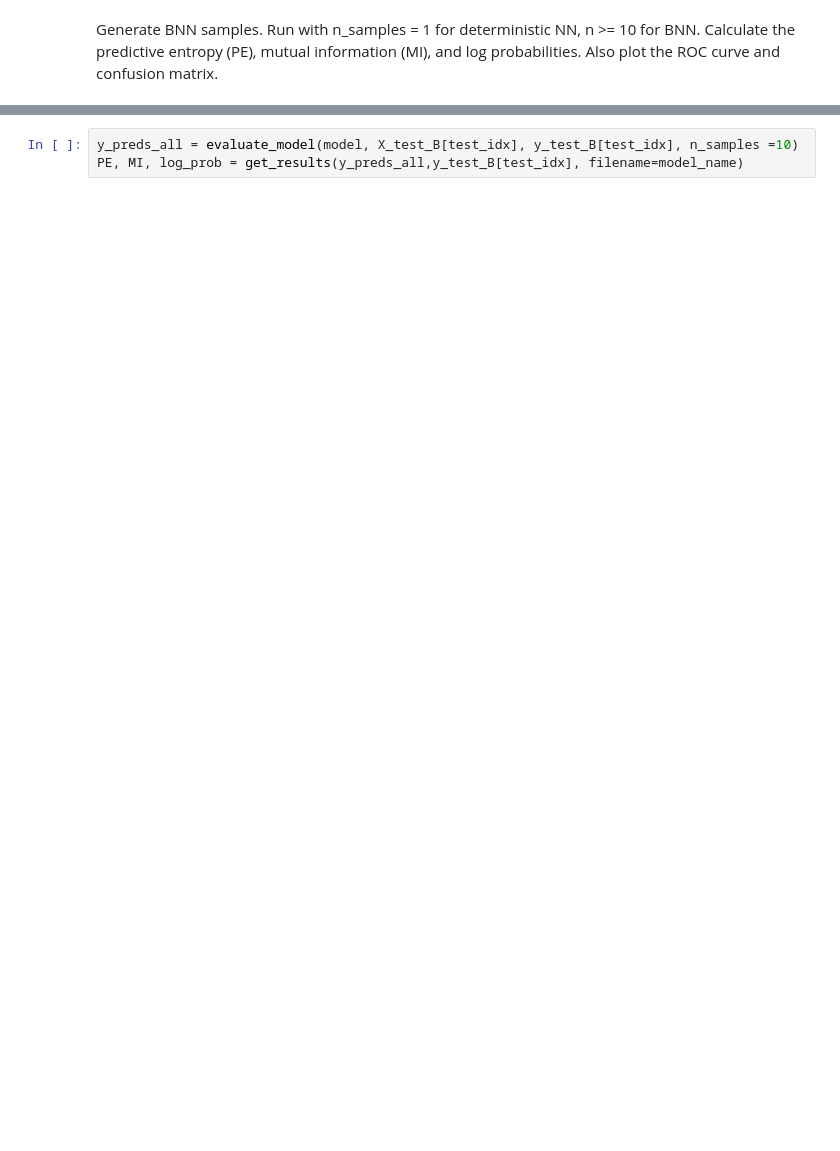
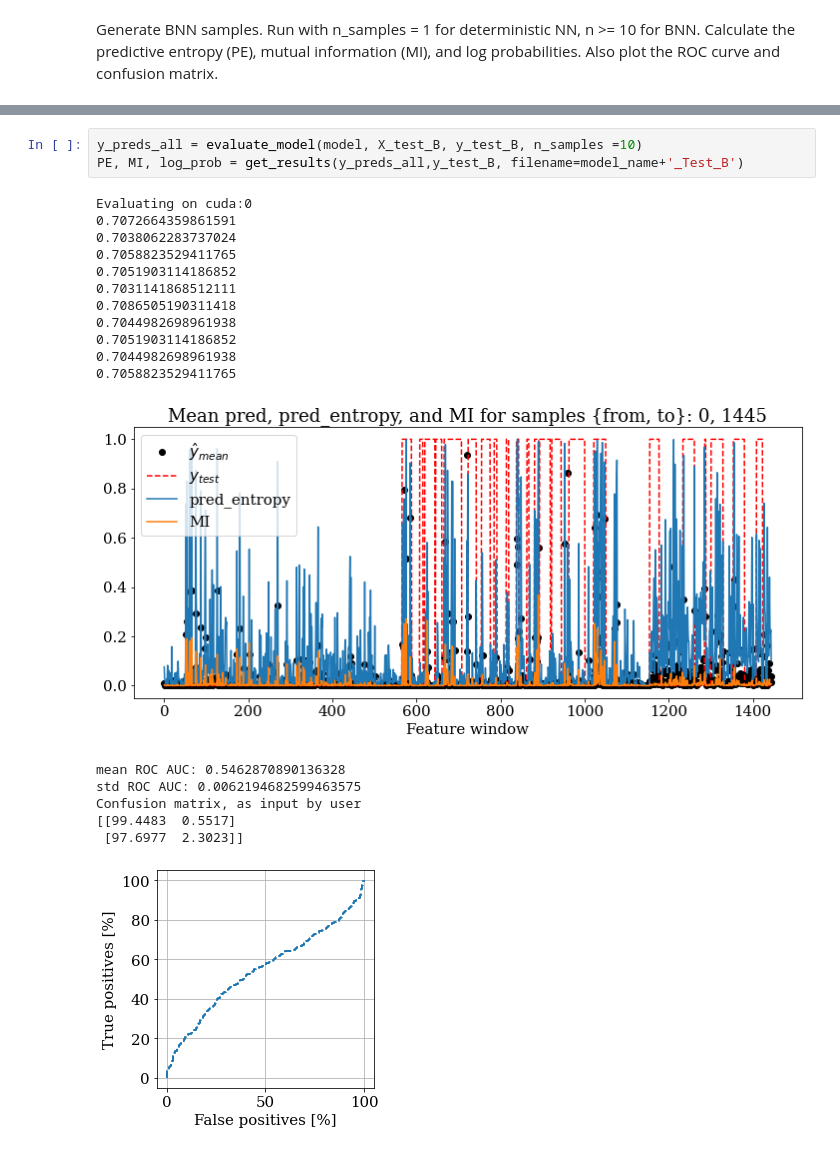
Before and after one commit to HumBug-Mosquito/HumBugDB, a Jupyter notebook: notebooks/main.ipynb, the cells around one changed output, grey strips where cells are left out. Cells and saved outputs as stored; diff of their text form; blank space fills up the shorter version.

```diff
--- a/notebooks/main.ipynb
+++ b/notebooks/main.ipynb
@@ -115,3 +140,22 @@ PE, MI, log_prob = get_results(y_preds_all, y_test_A, filename=model_name)
 # %%
-y_preds_all = evaluate_model(model, X_test_B[test_idx], y_test_B[test_idx], n_samples =10)
-PE, MI, log_prob = get_results(y_preds_all,y_test_B[test_idx], filename=model_name)
+y_preds_all = evaluate_model(model, X_test_B, y_test_B, n_samples =10)
+PE, MI, log_prob = get_results(y_preds_all,y_test_B, filename=model_name+'_Test_B')
+# %% [output]
+Evaluating on cuda:0
+0.7072664359861591
+0.7038062283737024
+0.7058823529411765
+0.7051903114186852
+0.7031141868512111
+0.7086505190311418
+0.7044982698961938
+0.7051903114186852
+0.7044982698961938
+0.7058823529411765
+[figure, added]
+mean ROC AUC: 0.5462870890136328
+std ROC AUC: 0.0062194682599463575
+Confusion matrix, as input by user
+[[99.4483  0.5517]
+ [97.6977  2.3023]]
+[figure, added]
```
Also changed, not shown: parts of 9 cells of this notebook, 8 other files.
